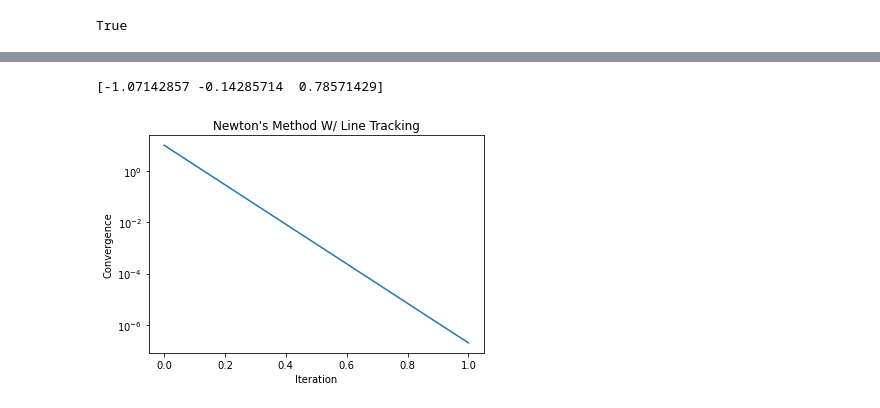
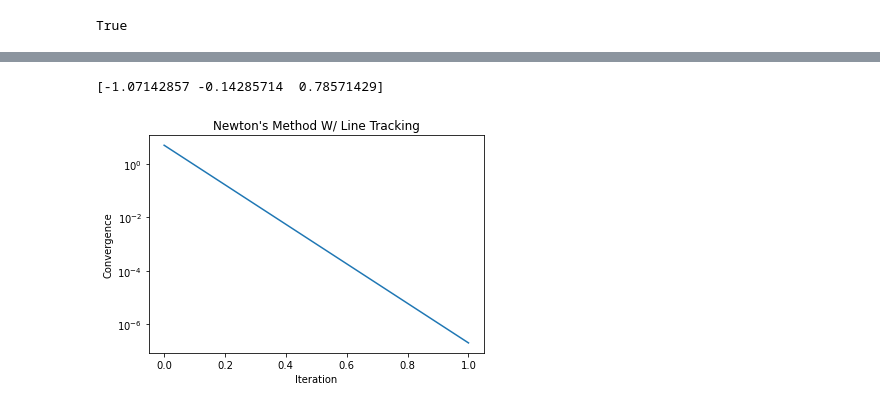
Before and after one commit to Cwhitney32/DesignOptimization, a Jupyter notebook: Homework 2.ipynb, the cells around one changed output, grey strips where cells are left out. Saved outputs shown, nothing was run; the diff lists cells and outputs as text; code cells hidden in the pictures.

```diff
--- a/Homework 2.ipynb
+++ b/Homework 2.ipynb
@@ -95,7 +95,7 @@ import numpy as np
 import matplotlib.pyplot as plt
 from line_search_bt import *
 
-x=np.array([1,1])
+x=np.array([0,0])
 
 convergence_criteria=.001
 alpha=1
@@ -149,7 +149,7 @@ import numpy as np
 import matplotlib.pyplot as plt
 from line_search_bt import*
 
-x=np.array([1,1])
+x=np.array([0,0])
 convergence_criteria=.001
 conv=1
 alpha=1
@@ -168,34 +168,34 @@ def gradient(x):
 Hessian=np.array([[10,12],[12,20]])
 
 sol.append(float(abs(func(x)-func(xstar))))
 
 while conv >= convergence_criteria:
     d=-np.matmul(np.linalg.inv(Hessian),gradient(x))
 
     alpha=line_search_bt(x,func,gradient,alpha,.5,.5,d)
 
     x=x-alpha*np.matmul(np.linalg.inv(Hessian),gradient(x))
 
     ans=func(x)
 
     diff=abs(func(x)-func(xstar))
 
     sol.append(float(diff))
 
     conv=np.linalg.norm(gradient(x))
 
 
 x=np.array([-2*x[0]-3*x[1]+1,x[0],x[1]])
 print(x)
 
 plt.plot(sol)
 plt.title("Newton's Method W/ Line Tracking")
 plt.xlabel("Iteration")
 plt.ylabel("Convergence")
 plt.yscale("log")
 # %% [output]
 [-1.07142857 -0.14285714  0.78571429]
-[figure, old version]
+[figure, new version]
 # %% [markdown]
 Problem 3a:
 ### Problem 3 (10 points)
```
Also changed, not shown: parts of 2 cells of this notebook.
